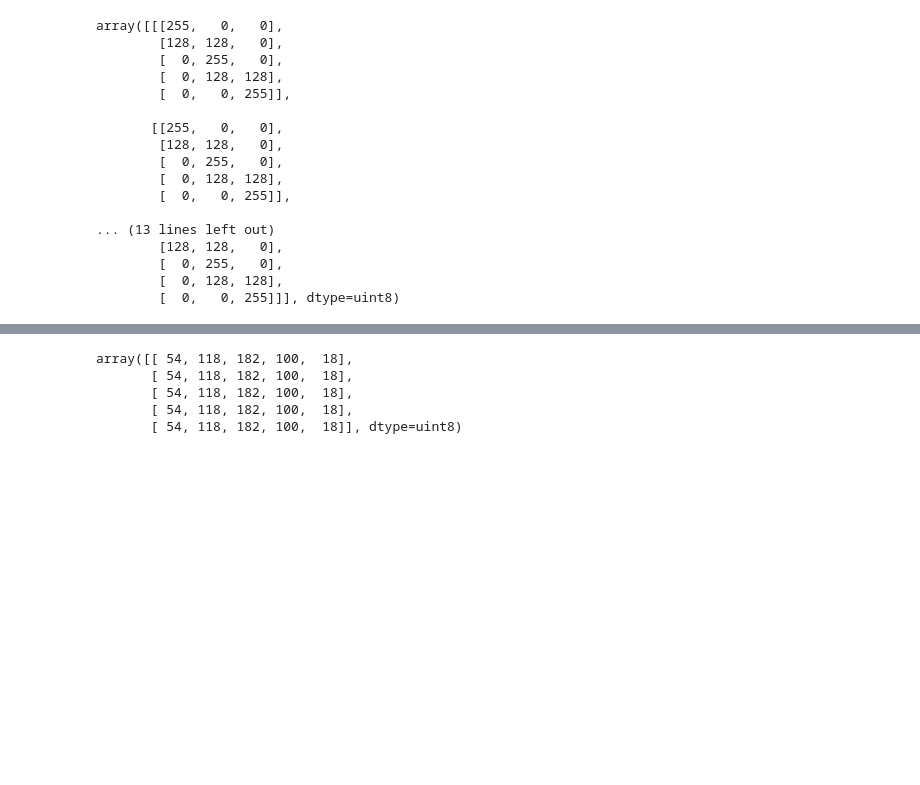
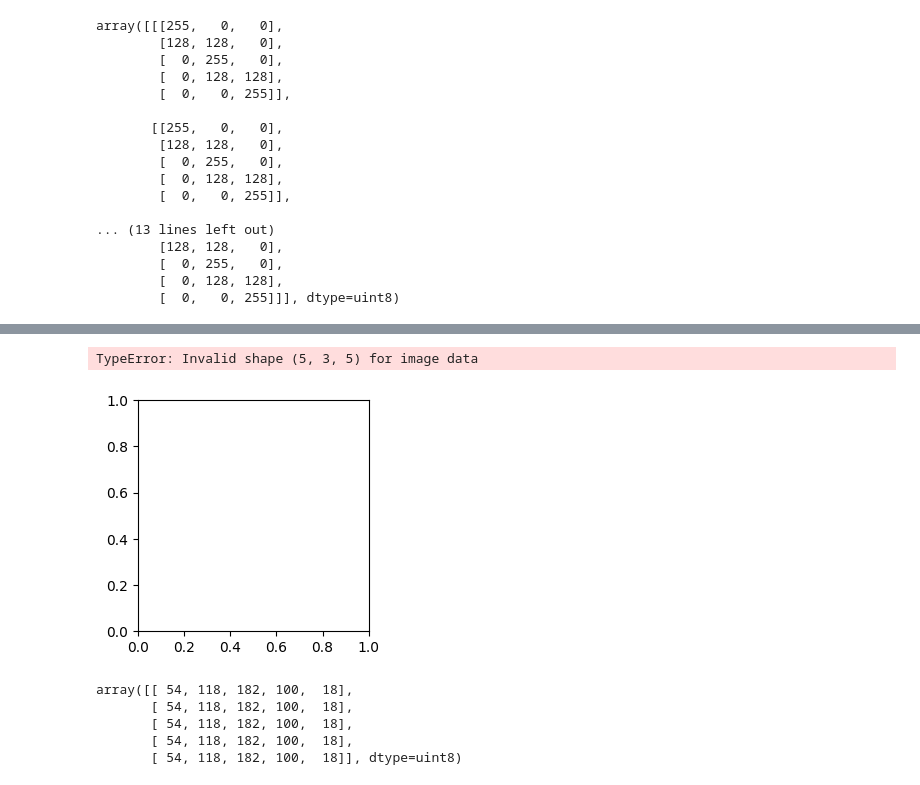
Before and after one commit to ZhangZhihuiAAA/pytorchsbs, a Jupyter notebook: Chapter04.ipynb, the cells around one changed output, grey strips where cells are left out. Drawn from its saved outputs; the diff is of its cells as text; code cells hidden in the pictures; blank space fills up the shorter version.

```diff
--- a/Chapter04.ipynb
+++ b/Chapter04.ipynb
@@ -94,0 +98,3 @@ array([[[255,   0,   0],
+# %%
+stacked_on_axis1 = np.stack([image_r, image_g, image_b], axis=1)
+stacked_on_axis1
@@ -95,3 +121,11 @@ array([[[255,   0,   0],
+# %%
+fig, ax = plt.subplots(1, 1, figsize=(3, 3))
+ax.imshow(stacked_on_axis1)
+ax.set_xticks([])
+ax.set_yticks([])
+# %% [output]
+TypeError: Invalid shape (5, 3, 5) for image data
+[figure, added]
 # %%
 image_gray = (.2126 * image_r + .7152 * image_g + .0722 * image_b).astype(np.uint8)
 image_gray
```
Also changed, not shown: parts of 5 cells of this notebook, 1 other file.
